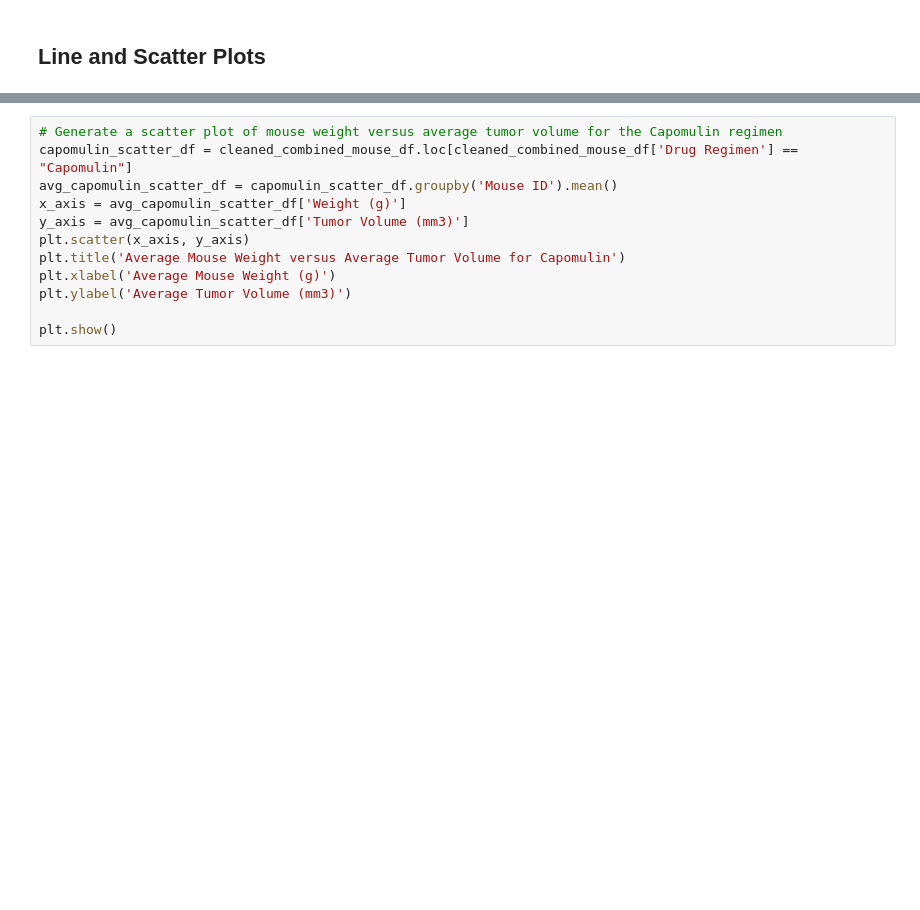
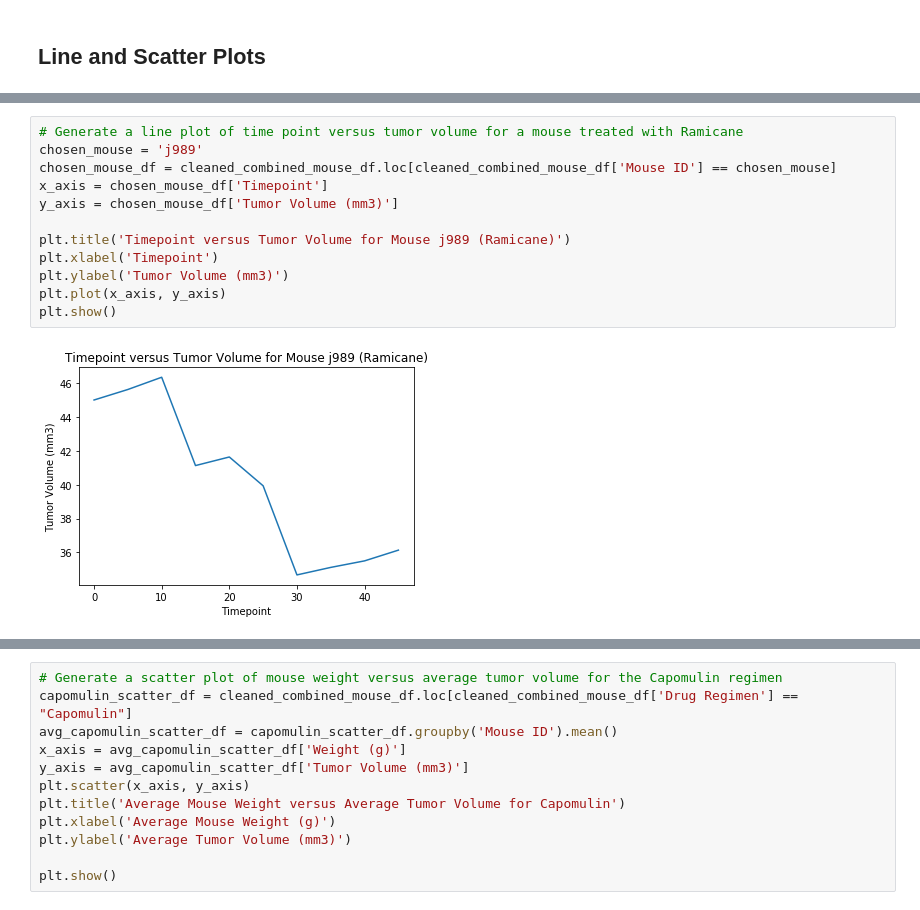
Before and after one commit to blt1339/matplotlib-challenge, a Jupyter notebook: Pymaceuticals/pymaceuticals.ipynb, the cells around one changed output, grey strips where cells are left out. Drawn from its saved outputs; the diff is of its cells as text; blank space fills up the shorter version.

```diff
--- a/Pymaceuticals/pymaceuticals.ipynb
+++ b/Pymaceuticals/pymaceuticals.ipynb
@@ -552,0 +600,14 @@ plt.show()
+# %%
+# Generate a line plot of time point versus tumor volume for a mouse treated with Ramicane
+chosen_mouse = 'j989'
+chosen_mouse_df = cleaned_combined_mouse_df.loc[cleaned_combined_mouse_df['Mouse ID'] == chosen_mouse]
+x_axis = chosen_mouse_df['Timepoint']
+y_axis = chosen_mouse_df['Tumor Volume (mm3)']
+
+plt.title('Timepoint versus Tumor Volume for Mouse j989 (Ramicane)')
+plt.xlabel('Timepoint')
+plt.ylabel('Tumor Volume (mm3)')
+plt.plot(x_axis, y_axis)
+plt.show()
+# %% [output]
+[figure, added]
```
Also changed, not shown: parts of 26 cells of this notebook.
